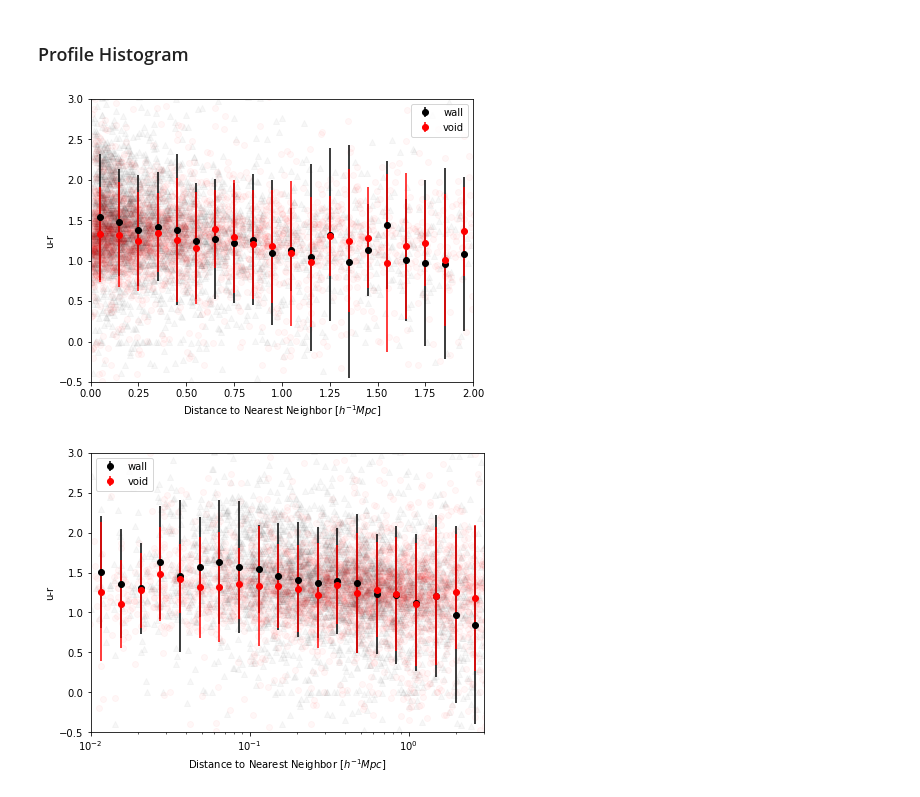
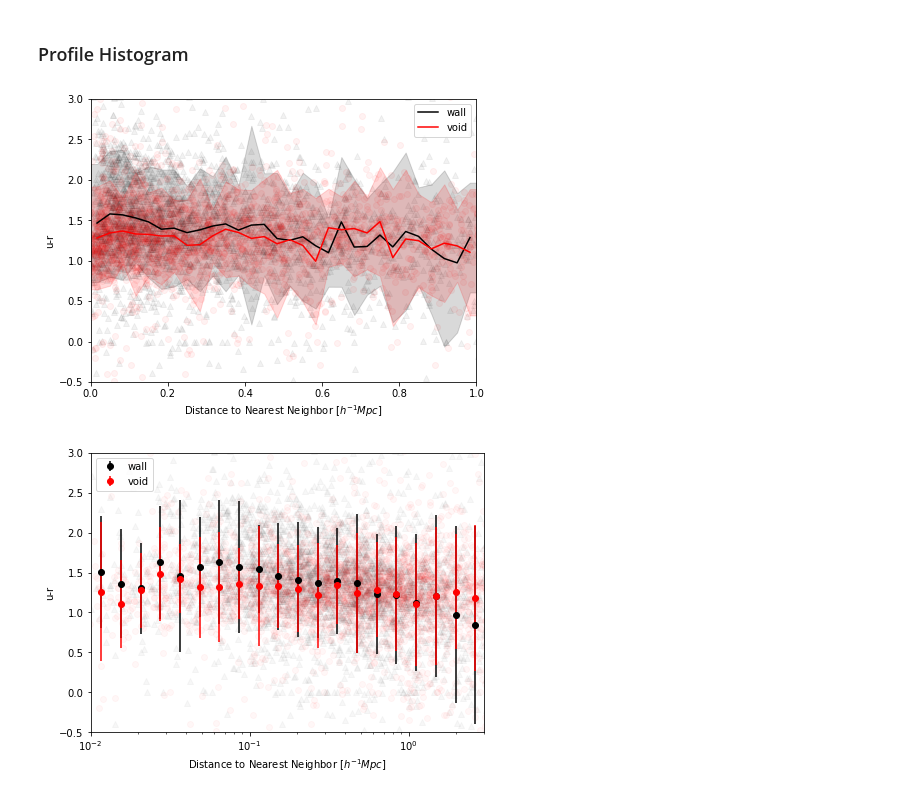
Before and after one commit to kadglass/SmallScale, a Jupyter notebook: 2D Method Velocity Cuts Check.ipynb, the cells around one changed output. Drawn from its saved outputs; the diff is of its cells as text; code cells hidden in the pictures.

Commit message:
updated lin reg. and new group plots for DR7

```diff
--- a/2D Method Velocity Cuts Check.ipynb
+++ b/2D Method Velocity Cuts Check.ipynb
@@ -253,22 +257,28 @@ def profilehist(x, y, w=None, bins=10, uncertainty='stderr'):
 # %%
 fig, ax = plt.subplots(1,1, figsize=(6.4,4.8), tight_layout=True)
 
 for select, mc, label, c, m in zip([dwarf_wall, dwarf_void], ['black', 'red'], ['wall', 'void'], ['k', 'r'], ['^', 'o']):
 
     d = dwarf_table['150_2D_neighbor_dist'][select]
     vals = dwarf_table['u_r'][select]
     nonan = ~np.isnan(vals)
 
-    xc, yavg, yerr = profilehist(d[nonan], vals[nonan], bins=np.linspace(0,3,31), uncertainty='sample')
-    ax.scatter(d[nonan], vals[nonan], alpha=0.03, color=c, marker=m)
-    ax.errorbar(xc, yavg, yerr=yerr, fmt='o', color=mc, label=label)
+    xc, yavg, yerr = profilehist(d[nonan], vals[nonan], bins=np.linspace(0,1,31), uncertainty='sample')
+    ax.scatter(d[nonan], vals[nonan], alpha=0.05, color=c, marker=m)
+    #ax.errorbar(xc, yavg, yerr=yerr, fmt='o', color=mc, label=label)
 
-    ax.set(xlabel='Distance to Nearest Neighbor [$h^{-1}Mpc]$', ylabel='u-r', xlim=([0,2]), ylim=([-0.5,3]));
+    ax.plot(xc, yavg, c, label = label )
+    ax.fill_between([0, *xc, 1],
+                   np.array([yavg[0], *yavg, yavg[-1]]) + np.array([yerr[0], *yerr, yerr[-1]]),
+                   np.array([yavg[0], *yavg, yavg[-1]]) - np.array([yerr[0], *yerr, yerr[-1]]),
+                   color = c, alpha = 0.15)
+
+    ax.set(xlabel='Distance to Nearest Neighbor [$h^{-1}Mpc]$', ylabel='u-r', xlim=([0,1]), ylim=([-0.5,3]));
     ax.legend();
 
     fig.savefig('150_ur_2D_PH.png')
 # %% [output]
-[figure, old version]
+[figure, new version]
 # %%
 fig, ax = plt.subplots(1,1, figsize=(6.4,4.8), tight_layout=True)
 
```
Also changed, not shown: parts of 11 cells of this notebook, 10 other files.
